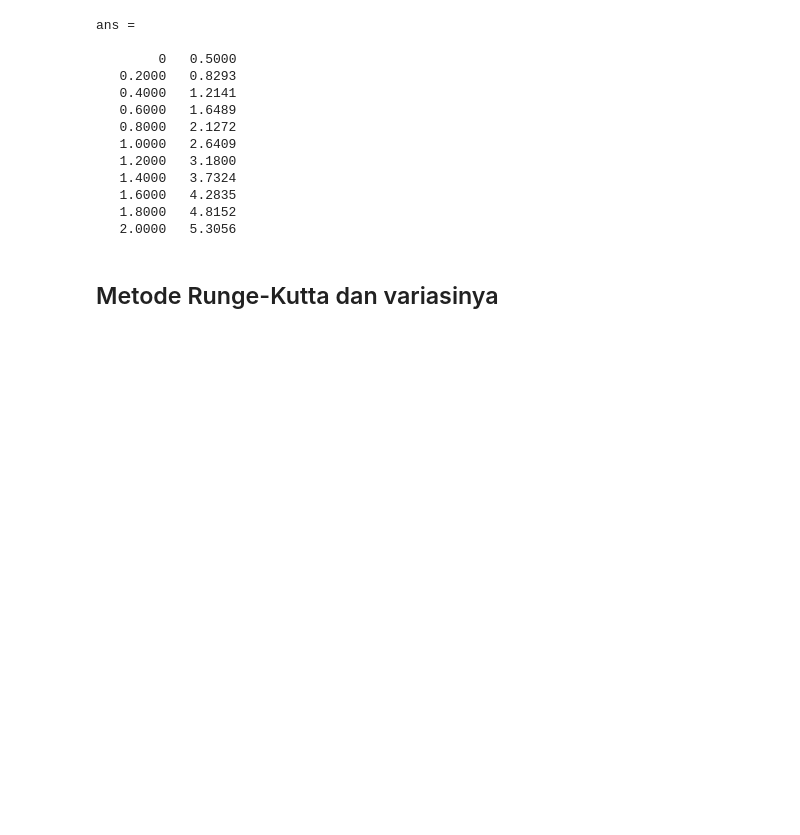
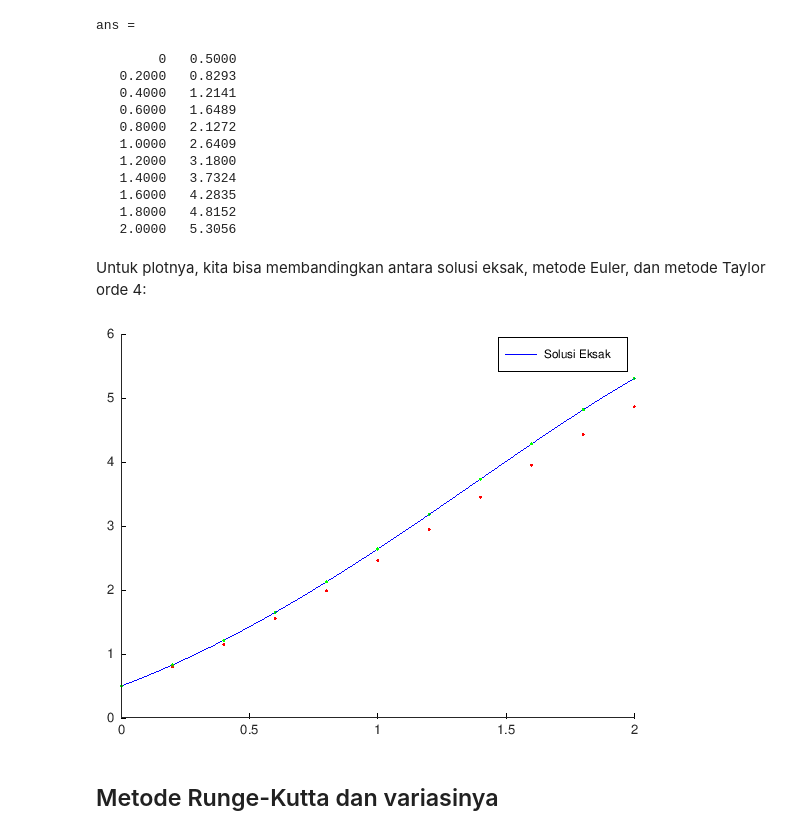
Before and after one commit to aslab-math-ui/modul-prak, a Jupyter notebook: semuahalaman/modulprak/2024/genap/pdnum/modul2.ipynb, the cells around one changed output. Cells and saved outputs as stored; diff of their text form; code cells hidden in the pictures; blank space fills up the shorter version.

```diff
--- a/semuahalaman/modulprak/2024/genap/pdnum/modul2.ipynb
+++ b/semuahalaman/modulprak/2024/genap/pdnum/modul2.ipynb
@@ -414,6 +480,35 @@ ans =
    1.6000   4.2835
    1.8000   4.8152
    2.0000   5.3056
+# %% [markdown]
+Untuk plotnya, kita bisa membandingkan antara solusi eksak, metode Euler, dan metode Taylor orde 4:
+# %%
+% fungsi f(t,y) dan turunan pertama, kedua, ketiga
+f0 = @(t,y) y - t^2 + 1;
+f1 = @(t,y) y - t^2 + 1 - 2*t;
+f2 = @(t,y) y - t^2 - 2*t - 1;
+f3 = @(t,y) y - t^2 - 2*t - 1;
+
+a = 0;
+b = 2;
+N = 10;
+alpha = 0.5;
+
+% menghitung metode Euler dan metode Taylor orde 4
+[t_euler, w_euler] = euler(f, a, b, N, alpha);
+[t_taylor, w_taylor] = taylor(f, {f1,f2,f3}, a, b, N, alpha);
+
+% solusi eksak
+sln = @(t) (t + 1).^2 - 0.5 * exp(t);
+
+% plotting
+hold on;
+fplot(sln, [0,2], 'b');
+scatter(t_euler, w_euler, 'r');
+scatter(t_taylor, w_taylor, 'g');
+legend("Solusi Eksak", "Metode Euler", "Metode Taylor");
+# %% [output]
+[figure, added]
 # %% [markdown]
 ## Metode Runge-Kutta dan variasinya
 # %% [markdown]
```
Also changed, not shown: parts of 24 cells of this notebook.
